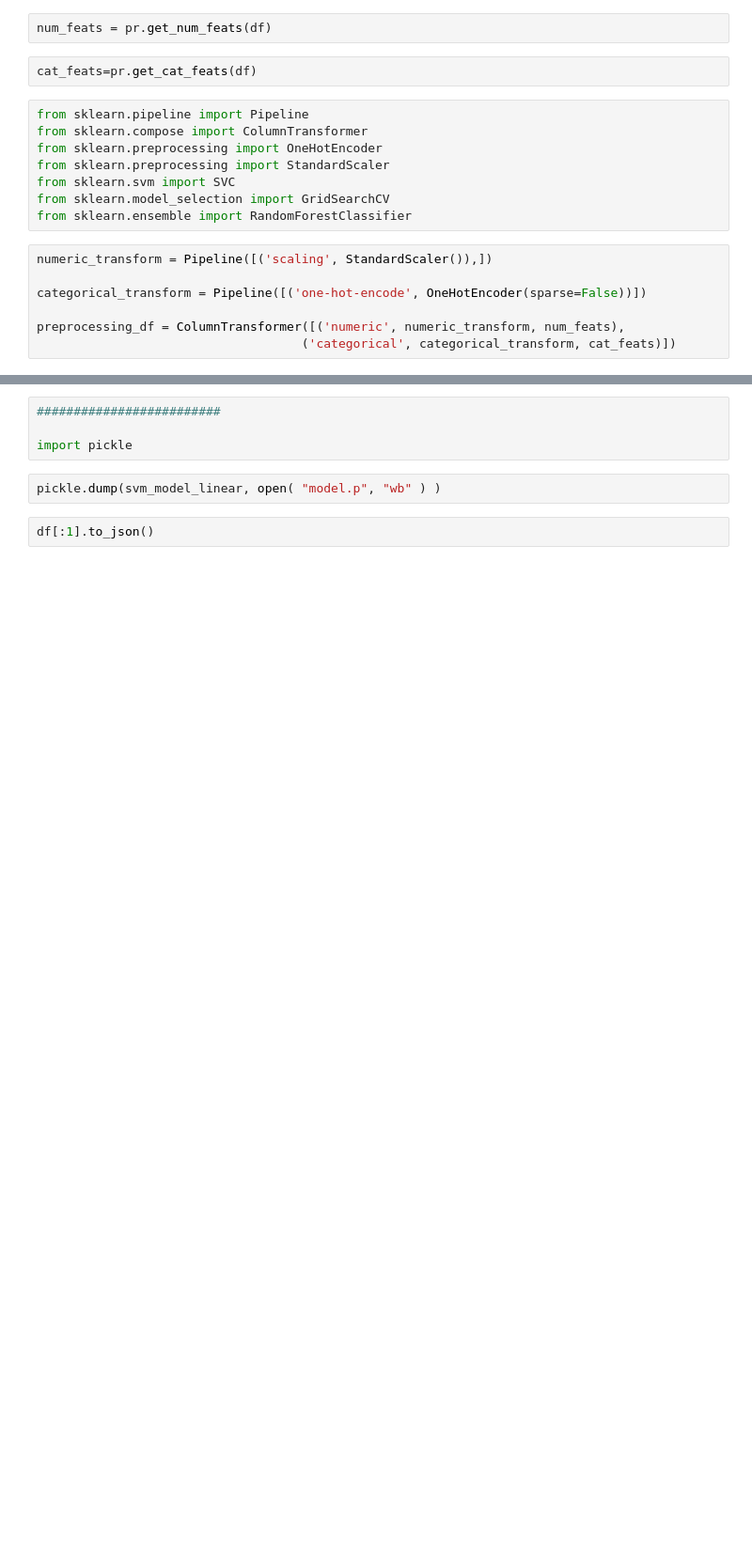
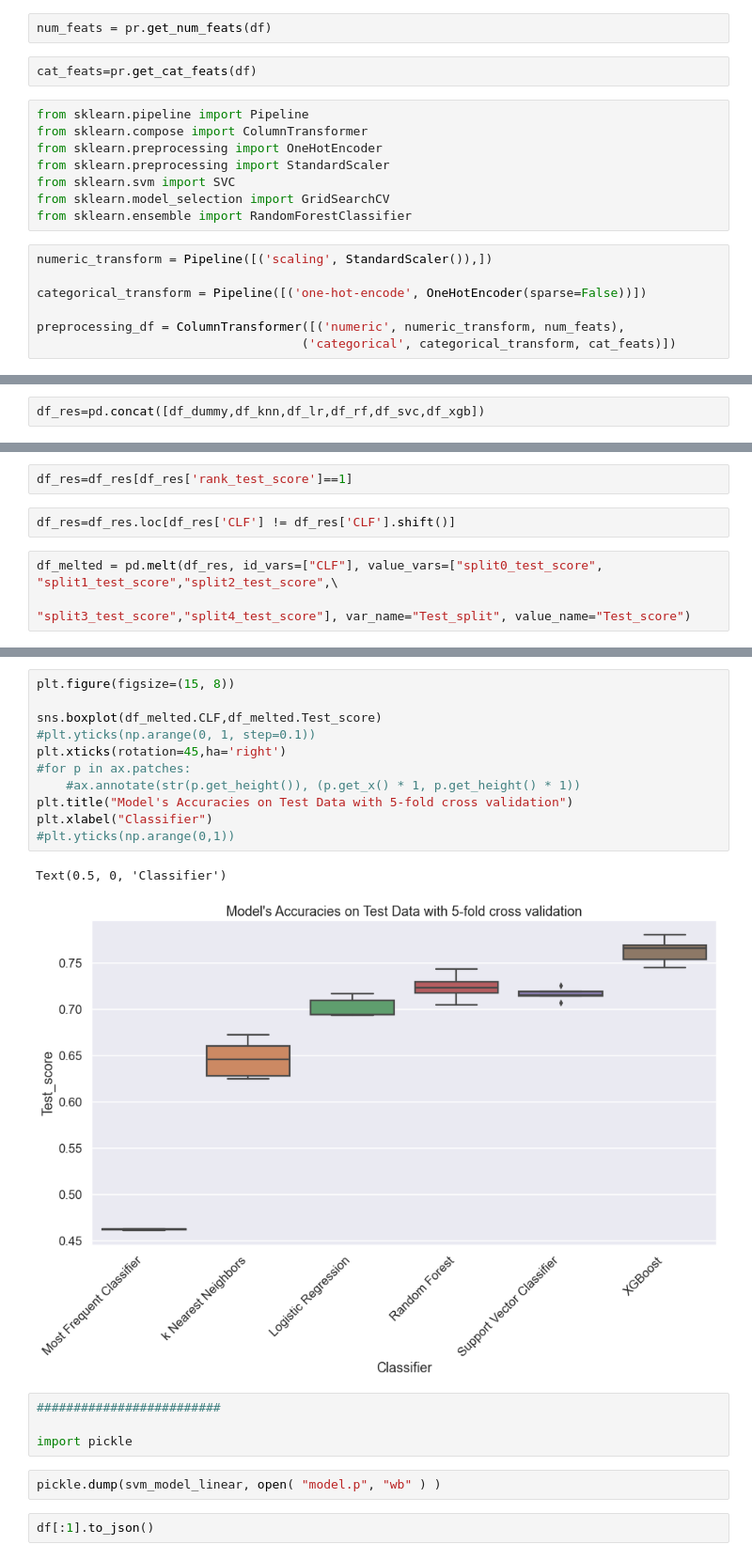
Before and after one commit to TasneemYou/lhl-capstone, a Jupyter notebook: Main.ipynb, the cells around one changed output, grey strips where cells are left out. Shown at 94% size. Cells and saved outputs as stored; diff of their text form; blank space fills up the shorter version.

```diff
--- a/Main.ipynb
+++ b/Main.ipynb
@@ -383,0 +354,2 @@ plt.show()
+# %%
+df_res=pd.concat([df_dummy,df_knn,df_lr,df_rf,df_svc,df_xgb])
@@ -383,0 +376,7 @@ plt.show()
+# %%
+df_res=df_res[df_res['rank_test_score']==1]
+# %%
+df_res=df_res.loc[df_res['CLF'] != df_res['CLF'].shift()]
+# %%
+df_melted = pd.melt(df_res, id_vars=["CLF"], value_vars=["split0_test_score", "split1_test_score","split2_test_score",\
+                                                        "split3_test_score","split4_test_score"], var_name="Test_split", value_name="Test_score")
@@ -384,3 +403,17 @@ plt.show()
+# %%
+plt.figure(figsize=(15, 8))
+
+sns.boxplot(df_melted.CLF,df_melted.Test_score)
+#plt.yticks(np.arange(0, 1, step=0.1))
+plt.xticks(rotation=45,ha='right')
+#for p in ax.patches:
+    #ax.annotate(str(p.get_height()), (p.get_x() * 1, p.get_height() * 1))
+plt.title("Model's Accuracies on Test Data with 5-fold cross validation")
+plt.xlabel("Classifier")
+#plt.yticks(np.arange(0,1))
+# %% [output]
+Text(0.5, 0, 'Classifier')
+[figure, added]
 # %%
 #########################
 
```
Also changed, not shown: parts of 58 cells of this notebook.
